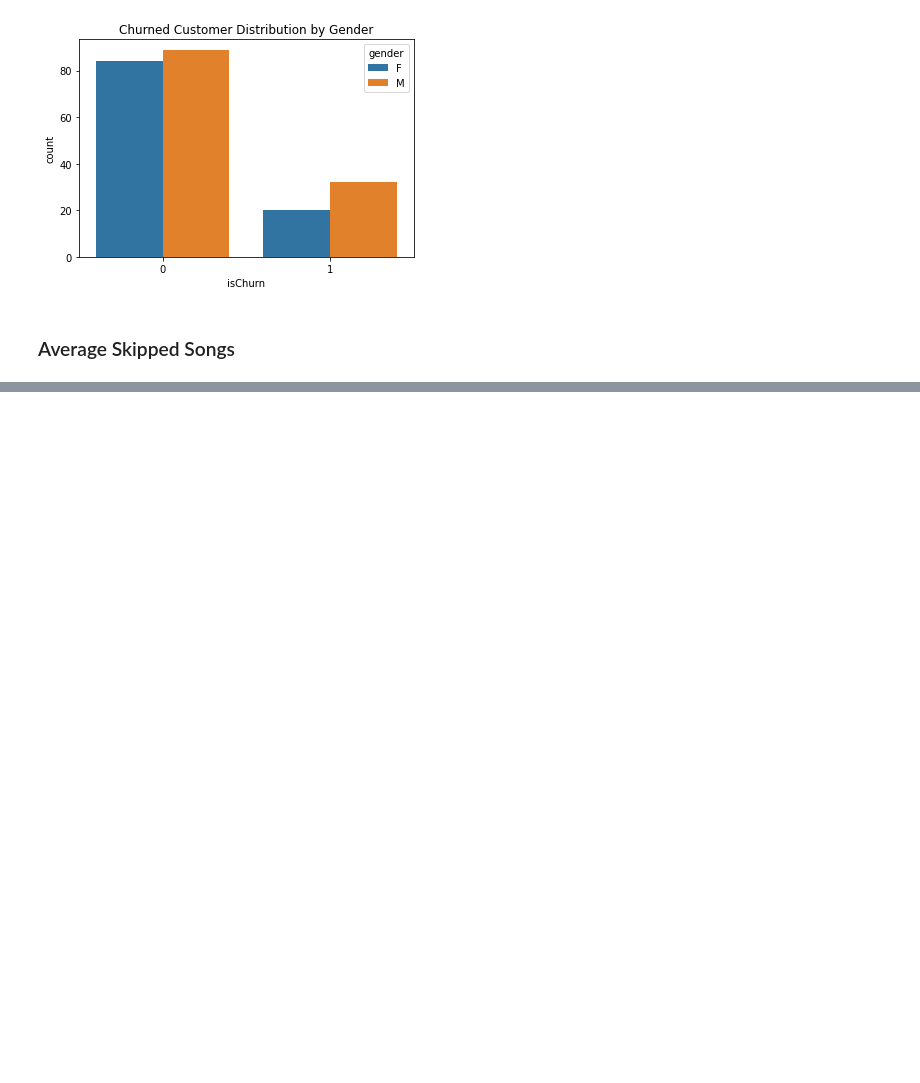
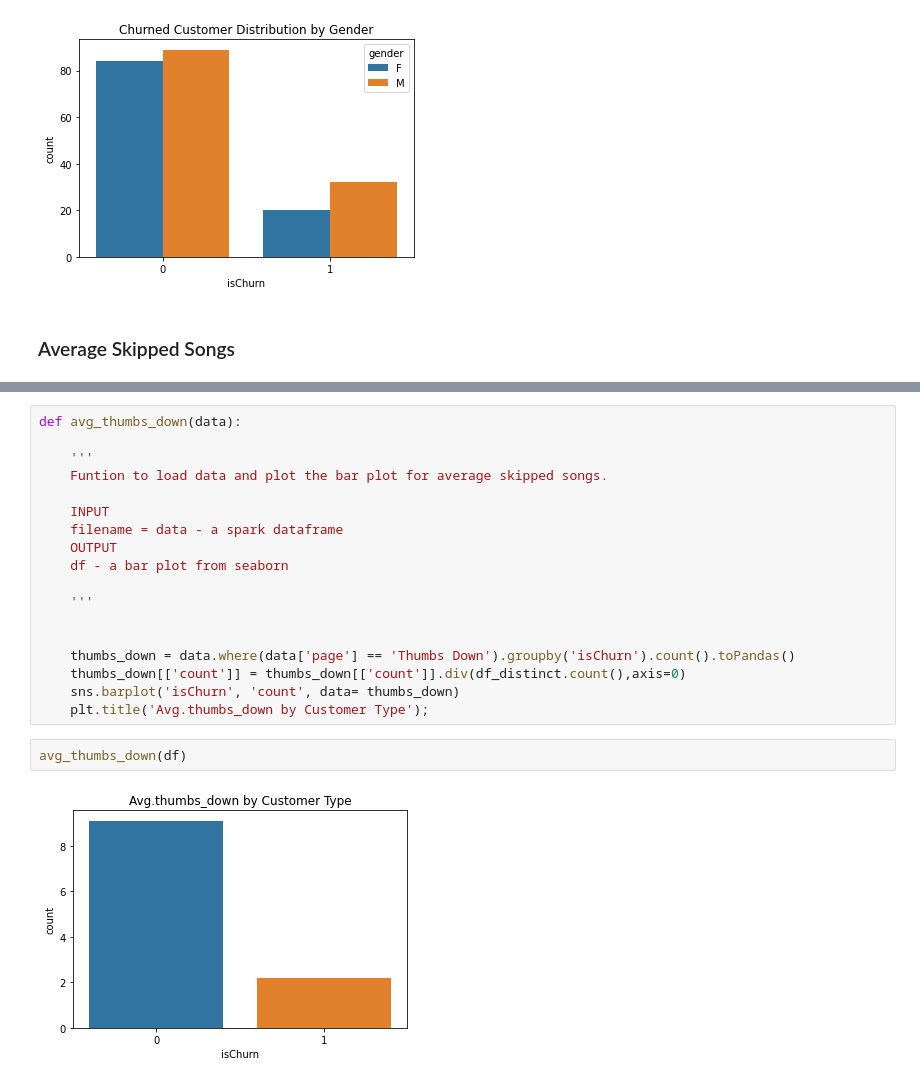
Before and after one commit to ShreeraamGit/Sparkify_customer_churn_project, a Jupyter notebook: sparkly_churn_project.ipynb, the cells around one changed output, grey strips where cells are left out. Drawn from its saved outputs; the diff is of its cells as text; blank space fills up the shorter version.

```diff
--- a/sparkly_churn_project.ipynb
+++ b/sparkly_churn_project.ipynb
@@ -407 +420,23 @@ plt.title('Avg. Skipped Songs by Customer Type');
+# %%
+def avg_thumbs_down(data):
+
+    '''
+    Funtion to load data and plot the bar plot for average skipped songs.
+
+    INPUT
+    filename = data - a spark dataframe
+    OUTPUT
+    df - a bar plot from seaborn
+
+    '''
+
+
+    thumbs_down = data.where(data['page'] == 'Thumbs Down').groupby('isChurn').count().toPandas()
+    thumbs_down[['count']] = thumbs_down[['count']].div(df_distinct.count(),axis=0)
+    sns.barplot('isChurn', 'count', data= thumbs_down)
+    plt.title('Avg.thumbs_down by Customer Type');
+# %%
+avg_thumbs_down(df)
+# %% [output]
+[figure, added]
 # %%
```
Also changed, not shown: parts of 10 cells of this notebook.
